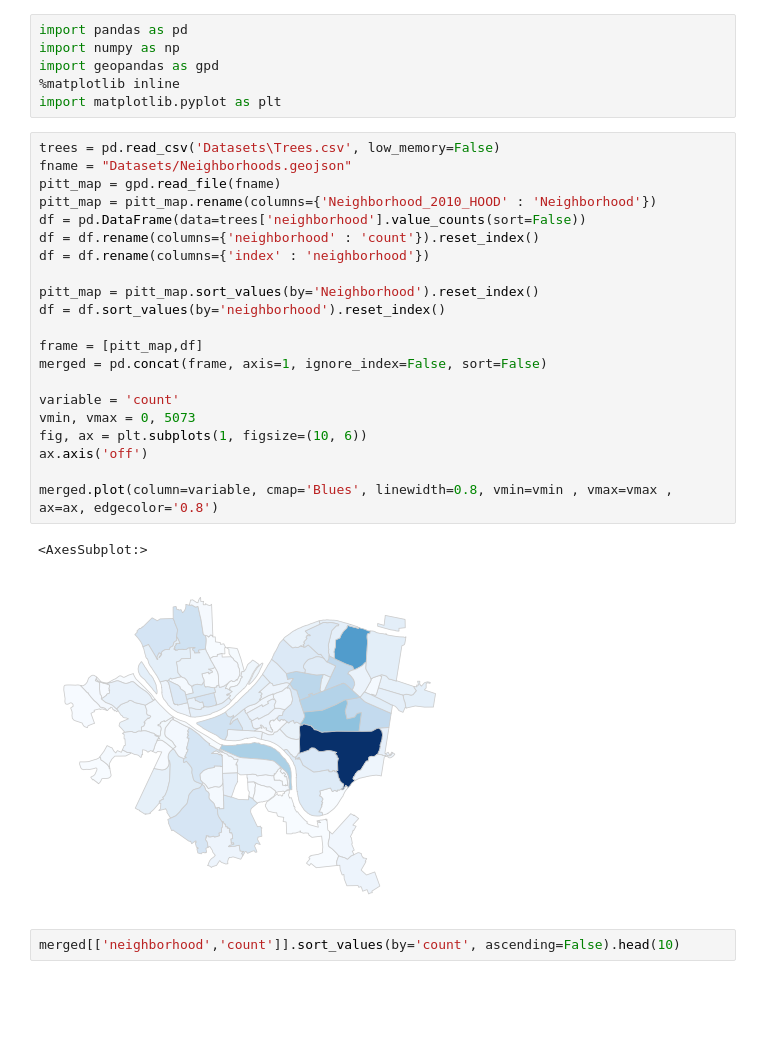
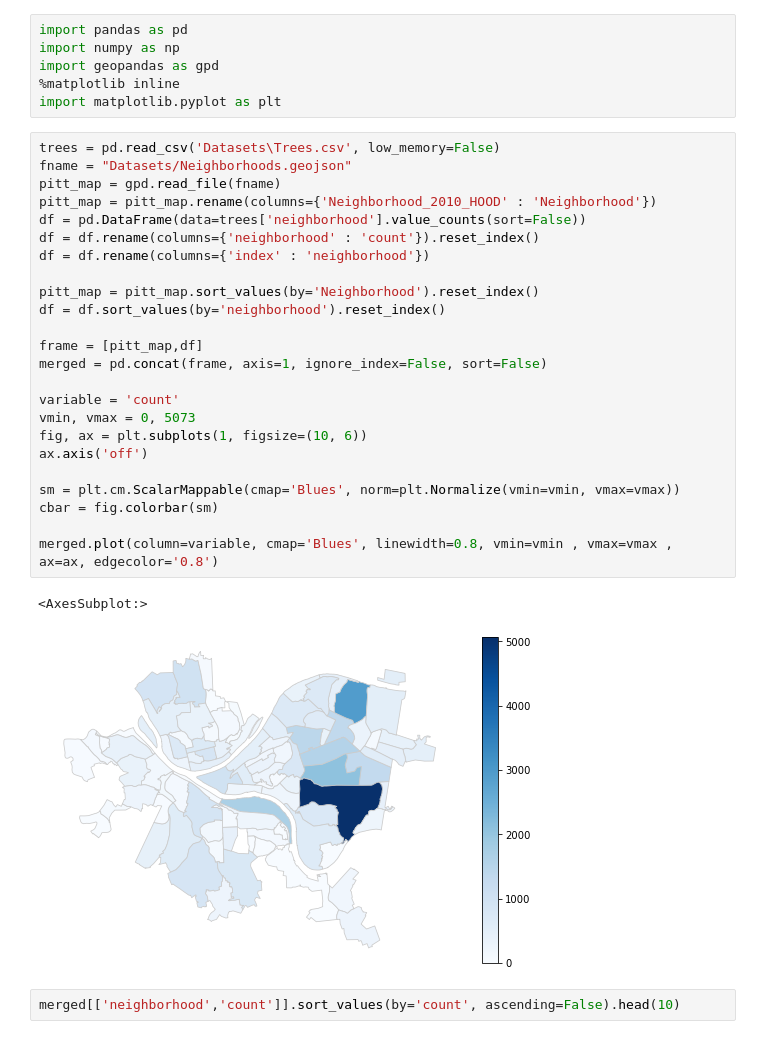
Before and after one commit to AndyDobrowolski/0010FinalProject, a Jupyter notebook: Anderis.ipynb, the cells around one changed output. Saved outputs shown, nothing was run; the diff lists cells and outputs as text; blank space fills up the shorter version.

Commit message:
Added legends to my Choropleth maps.

```diff
--- a/Anderis.ipynb
+++ b/Anderis.ipynb
@@ -7,27 +7,30 @@ import matplotlib.pyplot as plt
 # %%
 trees = pd.read_csv('Datasets\Trees.csv', low_memory=False)
 fname = "Datasets/Neighborhoods.geojson"
 pitt_map = gpd.read_file(fname)
 pitt_map = pitt_map.rename(columns={'Neighborhood_2010_HOOD' : 'Neighborhood'})
 df = pd.DataFrame(data=trees['neighborhood'].value_counts(sort=False))
 df = df.rename(columns={'neighborhood' : 'count'}).reset_index()
 df = df.rename(columns={'index' : 'neighborhood'})
 
 pitt_map = pitt_map.sort_values(by='Neighborhood').reset_index()
 df = df.sort_values(by='neighborhood').reset_index()
 
 frame = [pitt_map,df]
 merged = pd.concat(frame, axis=1, ignore_index=False, sort=False)
 
 variable = 'count'
 vmin, vmax = 0, 5073
 fig, ax = plt.subplots(1, figsize=(10, 6))
 ax.axis('off')
 
+sm = plt.cm.ScalarMappable(cmap='Blues', norm=plt.Normalize(vmin=vmin, vmax=vmax))
+cbar = fig.colorbar(sm)
+
 merged.plot(column=variable, cmap='Blues', linewidth=0.8, vmin=vmin , vmax=vmax , ax=ax, edgecolor='0.8')
 # %% [output]
 <AxesSubplot:>
-[figure, old version]
+[figure, new version]
 # %%
 merged[['neighborhood','count']].sort_values(by='count', ascending=False).head(10)
 # %% [output]
```
Also changed, not shown: parts of 3 cells of this notebook.
